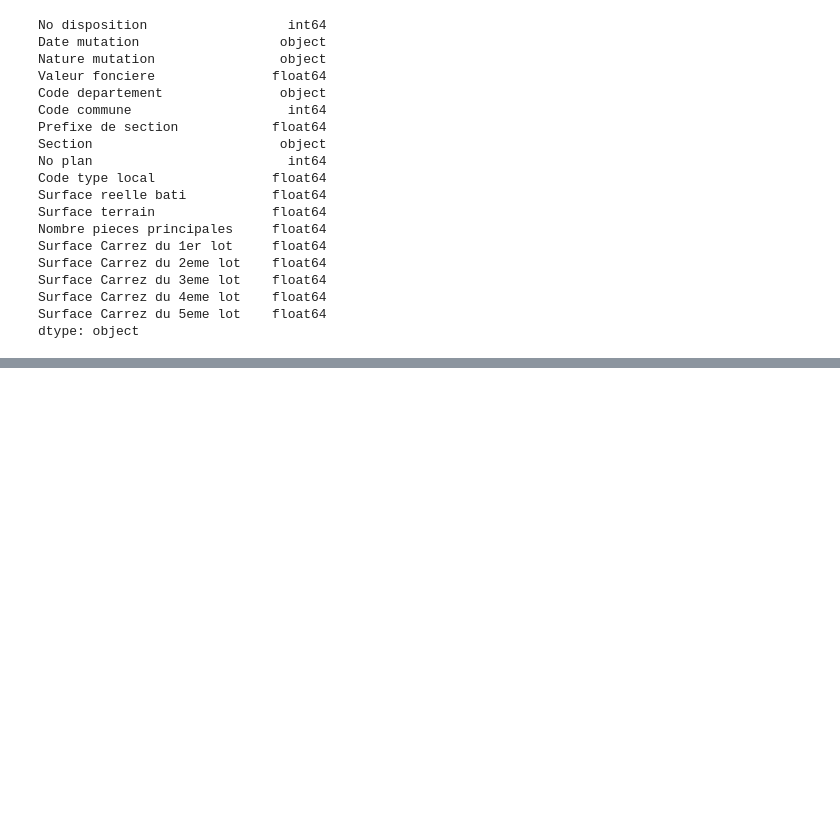
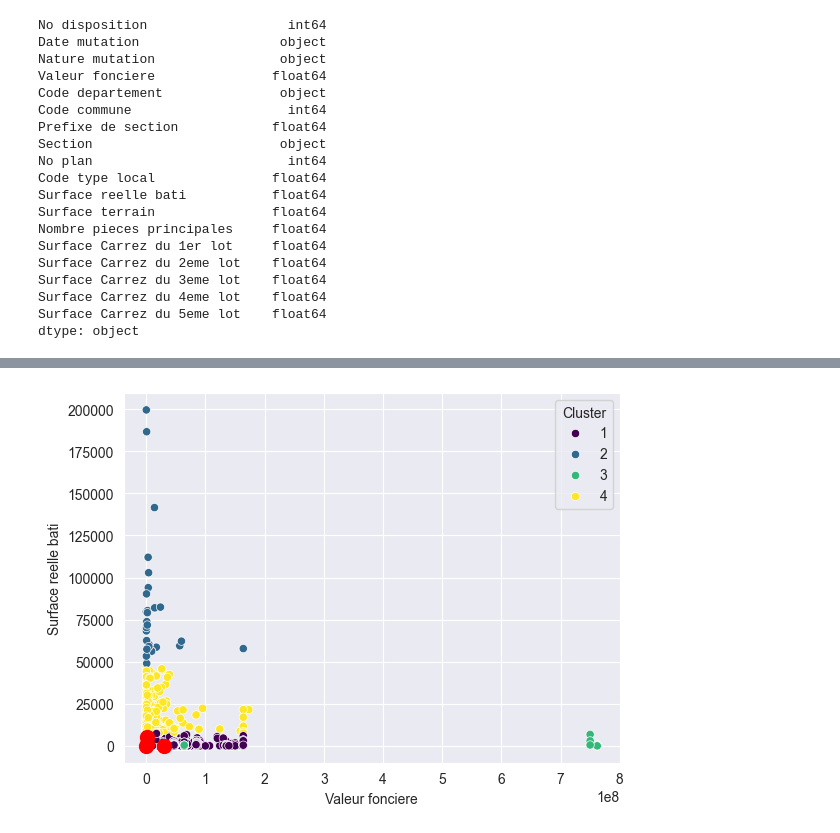
Before and after one commit to ktzkvin/Mastercamp, a Jupyter notebook: MasterCamp_TD_Project.ipynb, the cells around one changed output, grey strips where cells are left out. Drawn from its saved outputs; the diff is of its cells as text; code cells hidden in the pictures; blank space fills up the shorter version.

```diff
--- a/MasterCamp_TD_Project.ipynb
+++ b/MasterCamp_TD_Project.ipynb
@@ -161,0 +194,17 @@ plt.show()
+# %%
+# Apprentissage K-Means avec le nombre de clusters optimal (4)
+optimal_clusters = 4
+kmeans = KMeans(n_clusters=optimal_clusters, random_state=42)
+clusters = kmeans.fit_predict(df_scaled)
+
+# Ajout des clusters aux données d'origine
+df['Cluster'] = clusters + 1
+
+sns.scatterplot(data=df, x='Valeur fonciere', y='Surface reelle bati', hue='Cluster', palette='viridis')
+cluster_centers = scaler.inverse_transform(kmeans.cluster_centers_)
+plt.scatter(cluster_centers[:, 0], cluster_centers[:, 1], c='red', s=100, label='Centroids')
+
+
+plt.show()
+# %% [output]
+[figure, added]
```
Also changed, not shown: parts of 21 cells of this notebook.
